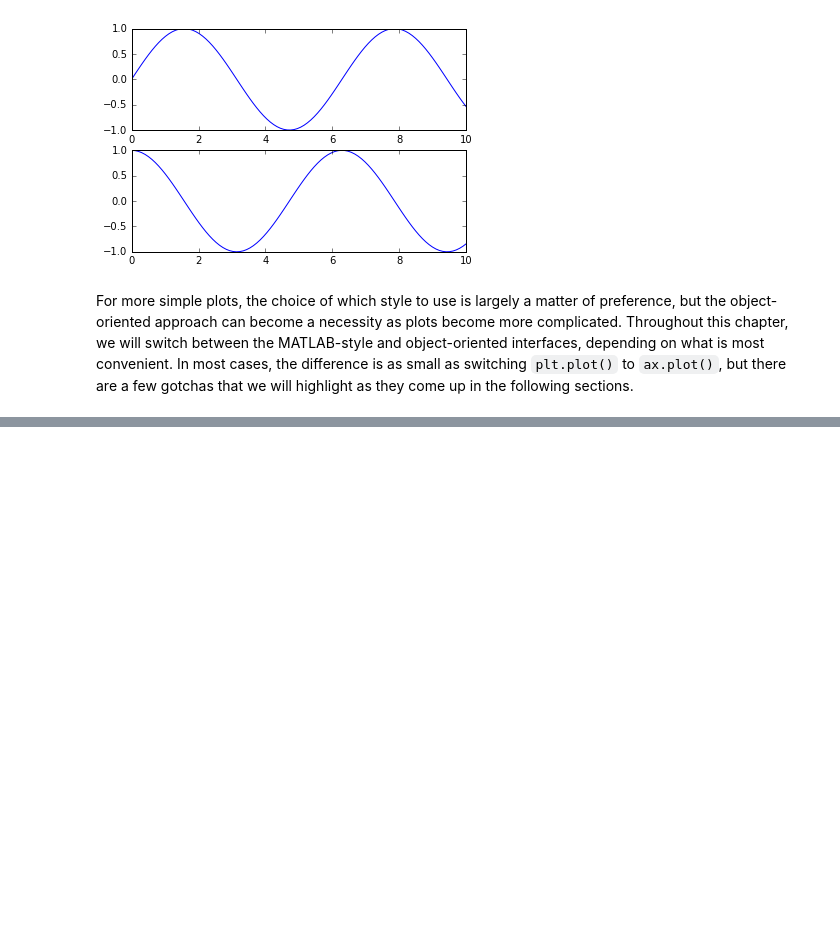
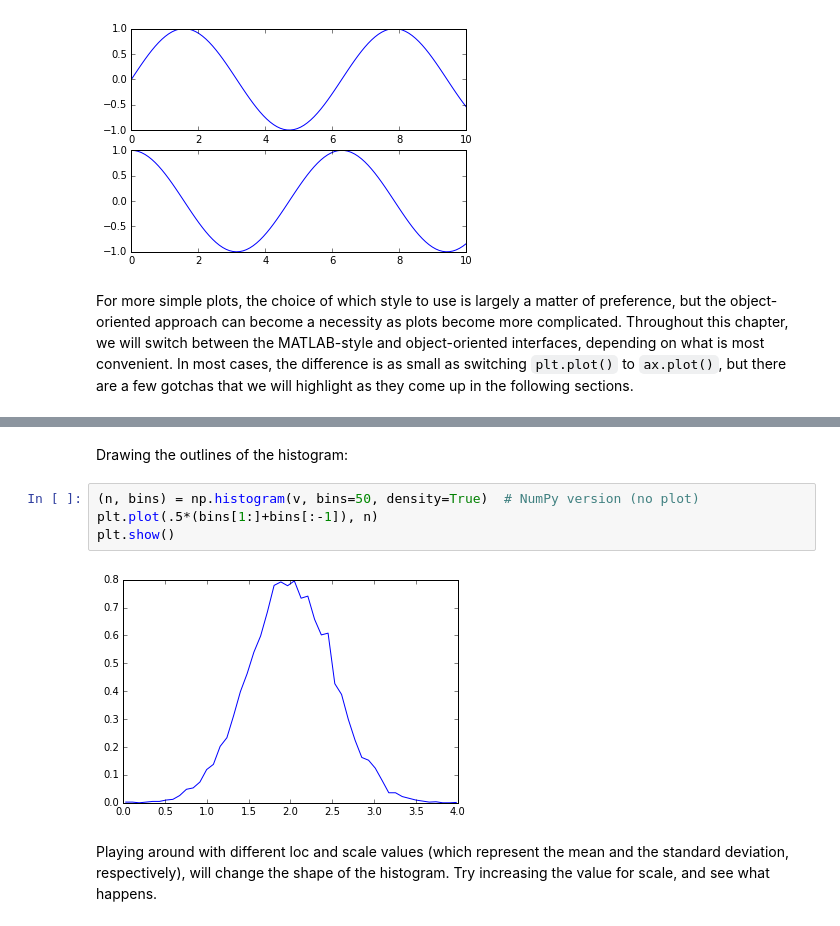
Before and after one commit to JeannieDaniel/coding_workshop, a Jupyter notebook: 0.3 Introduction_To_Matplotlib.ipynb, the cells around one changed output, grey strips where cells are left out. Saved outputs shown, nothing was run; the diff lists cells and outputs as text; blank space fills up the shorter version.

```diff
--- a/0.3 Introduction_To_Matplotlib.ipynb
+++ b/0.3 Introduction_To_Matplotlib.ipynb
@@ -122,0 +134,10 @@ In most cases, the difference is as small as switching ``plt.plot()`` to ``ax.pl
+# %% [markdown]
+Drawing the outlines of the histogram:
+# %%
+(n, bins) = np.histogram(v, bins=50, density=True)  # NumPy version (no plot)
+plt.plot(.5*(bins[1:]+bins[:-1]), n)
+plt.show()
+# %% [output]
+[figure, added]
+# %% [markdown]
+Playing around with different loc and scale values (which represent the mean and the standard deviation, respectively), will change the shape of the histogram. Try increasing the value for scale, and see what happens.
```
Also changed, not shown: parts of 7 cells of this notebook, 2 other files.
